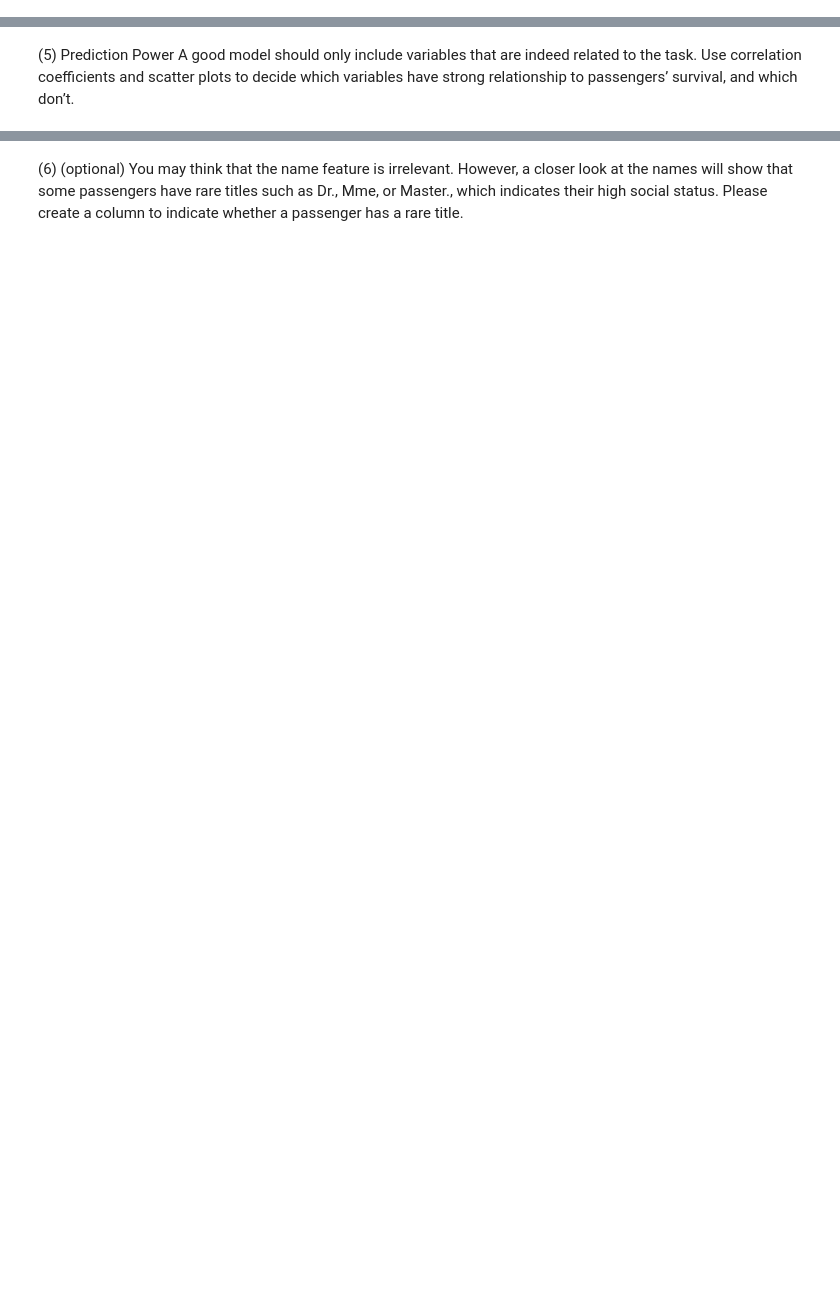
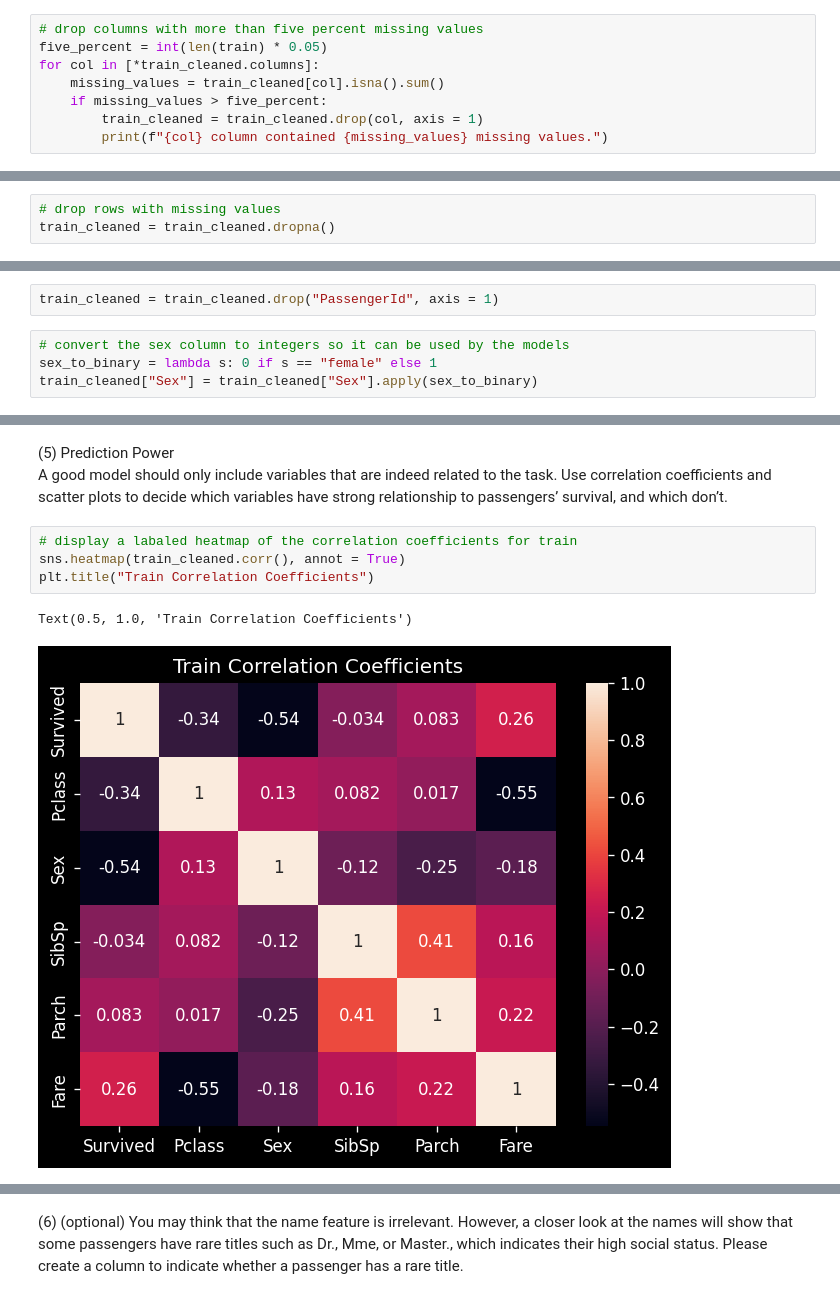
Before and after one commit to irisfield/cmp414, a Jupyter notebook: assignments/midterm.ipynb, the cells around one changed output, grey strips where cells are left out. Cells and saved outputs as stored; diff of their text form; blank space fills up the shorter version.

```diff
--- a/assignments/midterm.ipynb
+++ b/assignments/midterm.ipynb
@@ -28,0 +112,8 @@ Discard all passengers with incomplete information may significantly reduce the
+# %%
+# drop columns with more than five percent missing values
+five_percent = int(len(train) * 0.05)
+for col in [*train_cleaned.columns]:
+    missing_values = train_cleaned[col].isna().sum()
+    if missing_values > five_percent:
+        train_cleaned = train_cleaned.drop(col, axis = 1)
+        print(f"{col} column contained {missing_values} missing values.")
@@ -28,0 +123,3 @@ Discard all passengers with incomplete information may significantly reduce the
+# %%
+# drop rows with missing values
+train_cleaned = train_cleaned.dropna()
@@ -28,0 +135,6 @@ Discard all passengers with incomplete information may significantly reduce the
+# %%
+train_cleaned = train_cleaned.drop("PassengerId", axis = 1)
+# %%
+# convert the sex column to integers so it can be used by the models
+sex_to_binary = lambda s: 0 if s == "female" else 1
+train_cleaned["Sex"] = train_cleaned["Sex"].apply(sex_to_binary)
@@ -29,3 +152,10 @@ Discard all passengers with incomplete information may significantly reduce the
 # %% [markdown]
 (5) Prediction Power
 A good model should only include variables that are indeed related to the task. Use correlation coefficients and scatter plots to decide which variables have strong relationship to passengers’ survival, and which don’t.
+# %%
+# display a labaled heatmap of the correlation coefficients for train
+sns.heatmap(train_cleaned.corr(), annot = True)
+plt.title("Train Correlation Coefficients")
+# %% [output]
+Text(0.5, 1.0, 'Train Correlation Coefficients')
+[figure, added]
```
Also changed, not shown: parts of 50 cells of this notebook.
